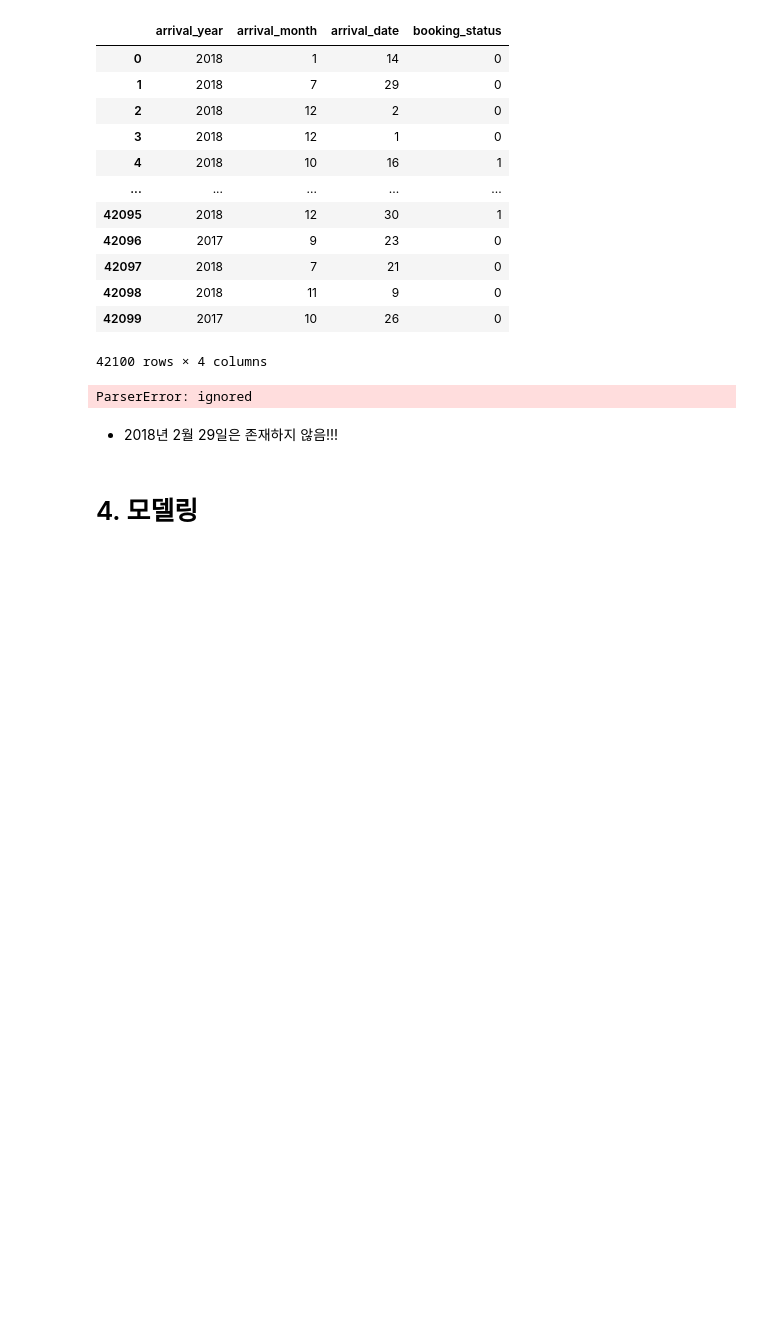
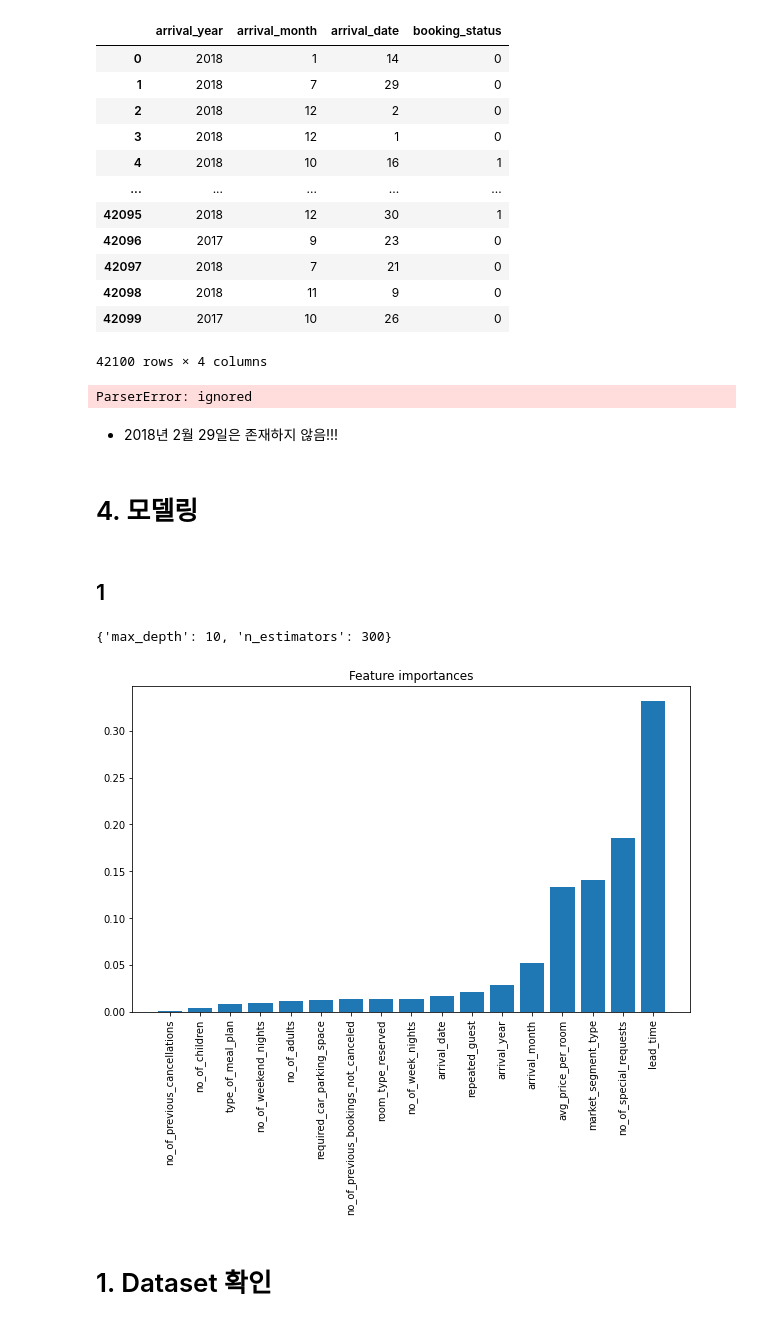
Before and after one commit to JaeHong-Park987/Kaggle, a Jupyter notebook: Playground Series/Season3/Episode 7.ipynb, the cells around one changed output. Cells and saved outputs as stored; diff of their text form; code cells hidden in the pictures; blank space fills up the shorter version.

```diff
--- a/Playground Series/Season3/Episode 7.ipynb
+++ b/Playground Series/Season3/Episode 7.ipynb
@@ -694,3 +628,50 @@ ParserError: ignored
 * 2018년 2월 29일은 존재하지 않음!!!
 # %% [markdown]
 # 4. 모델링
+# %%
+df_train = pd.read_csv('/content/drive/MyDrive/data/3-7/train.csv')
+df_test = pd.read_csv('/content/drive/MyDrive/data/3-7/test.csv')
+sub = pd.read_csv('/content/drive/MyDrive/data/3-7/sample_submission.csv')
+# %% [markdown]
+## 1
+# %%
+# train 데이터 X, y 분리
+X_train = df_train.drop(['id', 'booking_status'], axis = 1)
+y_train = df_train['booking_status']
+
+# test 데이터 id 제외
+df_test = df_test.copy()
+df_test_new = df_test.drop('id', axis = 1)
+
+# 그리드서치를 하기 위한 여러 파라미터 설정
+hyper_parameter = {
+    'n_estimators' : [100, 200, 300],
+    'max_depth' : [5, 10, 20]
+}
+
+# 그리드 서치로 최적의 파라미터 찾기
+model = RandomForestClassifier(random_state = 42)
+hyper_parameter_tuner = GridSearchCV(model, hyper_parameter, cv = 5)
+hyper_parameter_tuner.fit(X_train, y_train)
+
+# 최적의 파라미터
+hyper_parameter_tuner.best_params_
+# %% [output]
+{'max_depth': 10, 'n_estimators': 300}
+# %%
+model = RandomForestClassifier(n_estimators = 300, max_depth = 10, criterion = 'entropy',random_state = 42)
+model.fit(X_train, y_train)
+predictions = model.predict_proba(df_test_new)[:,1]
+# %%
+# 모델링에 사용된 변수들의 중요도 시각화
+importances = model.feature_importances_
+
+indices_sorted = np.argsort(importances)
+
+plt.figure(figsize = (10, 6))
+plt.title("Feature importances")
+plt.bar(range(len(importances)), importances[indices_sorted])
+plt.xticks(range(len(importances)), X_train.columns[indices_sorted], rotation = 90)
+plt.show()
+# %% [output]
+[figure, added]
@@ -696,0 +681,2 @@ ParserError: ignored
+# %% [markdown]
+# 1. Dataset 확인
```
Also changed, not shown: parts of 100 cells of this notebook.
